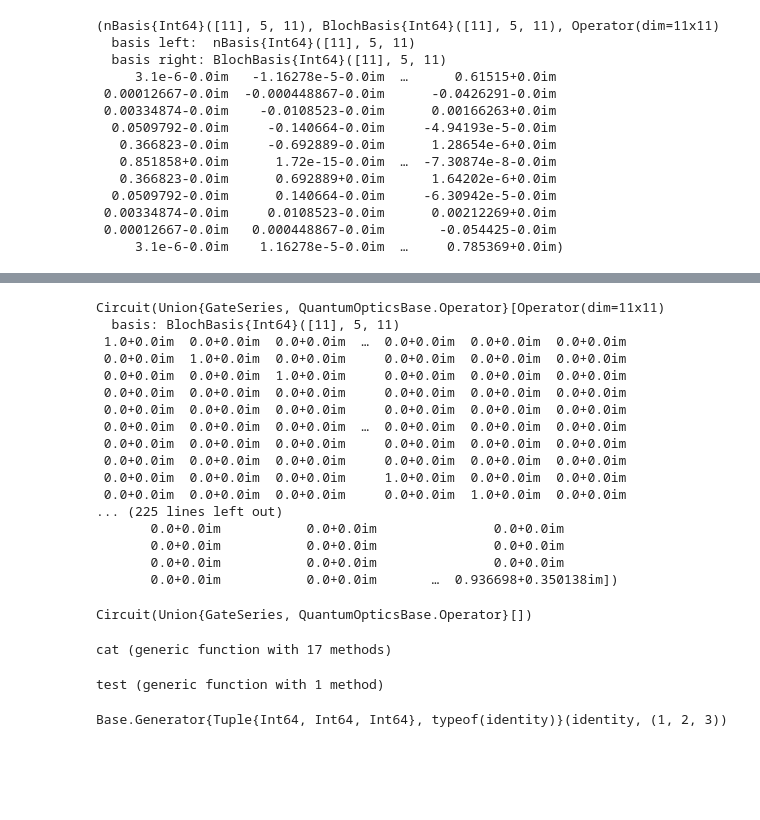
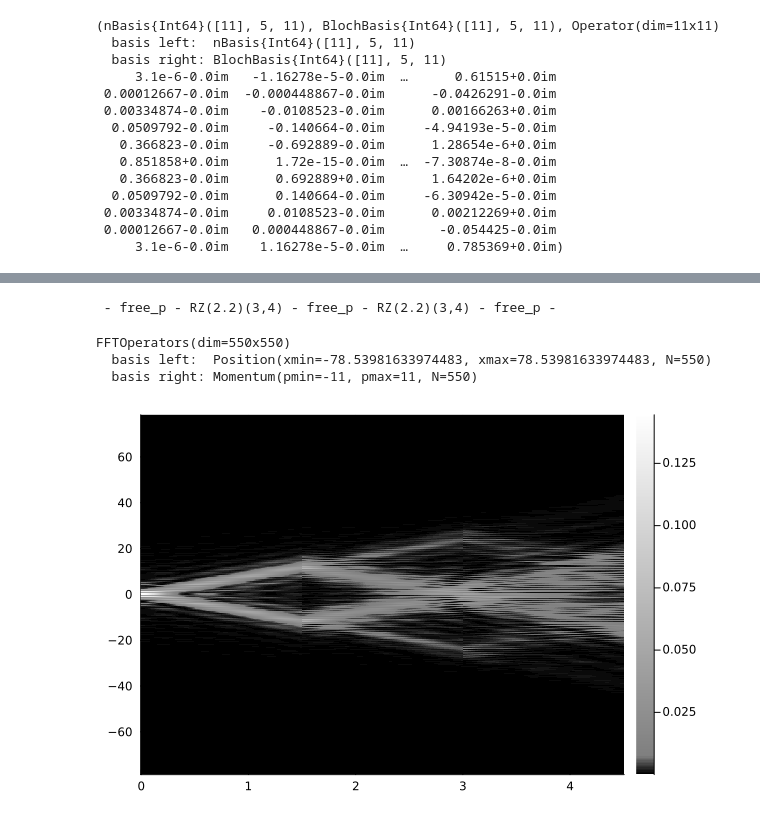
Before and after one commit to makzator/shaken_lattice_qoc, a Jupyter notebook: notebooks/primitives.ipynb, the cells around one changed output, grey strips where cells are left out. Drawn from its saved outputs; the diff is of its cells as text; code cells hidden in the pictures; blank space fills up the shorter version.

```diff
--- a/notebooks/primitives.ipynb
+++ b/notebooks/primitives.ipynb
@@ -219,40 +167,21 @@ Plots.heatmap(abs2.(U2.data))
-# %%
-circ = Circuit(U)
-# %% [output]
-Circuit(Union{GateSeries, QuantumOpticsBase.Operator}[Operator(dim=11x11)
-  basis: BlochBasis{Int64}([11], 5, 11)
- 1.0+0.0im  0.0+0.0im  0.0+0.0im  …  0.0+0.0im  0.0+0.0im  0.0+0.0im
- 0.0+0.0im  1.0+0.0im  0.0+0.0im     0.0+0.0im  0.0+0.0im  0.0+0.0im
- 0.0+0.0im  0.0+0.0im  1.0+0.0im     0.0+0.0im  0.0+0.0im  0.0+0.0im
- 0.0+0.0im  0.0+0.0im  0.0+0.0im     0.0+0.0im  0.0+0.0im  0.0+0.0im
- 0.0+0.0im  0.0+0.0im  0.0+0.0im     0.0+0.0im  0.0+0.0im  0.0+0.0im
- 0.0+0.0im  0.0+0.0im  0.0+0.0im  …  0.0+0.0im  0.0+0.0im  0.0+0.0im
- 0.0+0.0im  0.0+0.0im  0.0+0.0im     0.0+0.0im  0.0+0.0im  0.0+0.0im
- 0.0+0.0im  0.0+0.0im  0.0+0.0im     0.0+0.0im  0.0+0.0im  0.0+0.0im
- 0.0+0.0im  0.0+0.0im  0.0+0.0im     1.0+0.0im  0.0+0.0im  0.0+0.0im
- 0.0+0.0im  0.0+0.0im  0.0+0.0im     0.0+0.0im  1.0+0.0im  0.0+0.0im
-... (225 lines left out)
-       0.0+0.0im           0.0+0.0im               0.0+0.0im
-       0.0+0.0im           0.0+0.0im               0.0+0.0im
-       0.0+0.0im           0.0+0.0im               0.0+0.0im
-       0.0+0.0im           0.0+0.0im       …  0.936698+0.350138im])
-# %%
-circ = Circuit()
-# %% [output]
-Circuit(Union{GateSeries, QuantumOpticsBase.Operator}[])
-# %%
-cat
-# %% [output]
-cat (generic function with 17 methods)
-# %%
-function test(X...)
-    for x in X
-        print(x)
-    end
-end
-# %% [output]
-test (generic function with 1 method)
-# %%
-test(1, 2, 3)
-# %% [output]
-Base.Generator{Tuple{Int64, Int64, Int64}, typeof(identity)}(identity, (1, 2, 3))
+# %%
+ts, psis = rollout(circ, psi0, pb; TnB=TnB);
+# %% [output]
+ - free_p - RZ(2.2)(3,4) - free_p - RZ(2.2)(3,4) - free_p -
+# %%
+mb = QO.MomentumBasis(pb)
+xb = QO.PositionBasis(mb)
+xs = QO.samplepoints(xb)
+Txp = QO.transform(xb, mb)
+# %% [output]
+FFTOperators(dim=550x550)
+  basis left:  Position(xmin=-78.53981633974483, xmax=78.53981633974483, N=550)
+  basis right: Momentum(pmin=-11, pmax=11, N=550)
+# %%
+psis_x = [Txp * QO.Ket(mb, psi.data) for psi in psis];
+# %%
+pops_xt = hcat([abs2.(psi_x.data) for psi_x in psis_x]...);
+# %%
+Plots.heatmap(ts, xs, pops_xt, c=Plots.cgrad([:black, :white], [0.05]))
+# %% [output]
+[figure, added]
```
Also changed, not shown: parts of 20 cells of this notebook, 2 other files.
